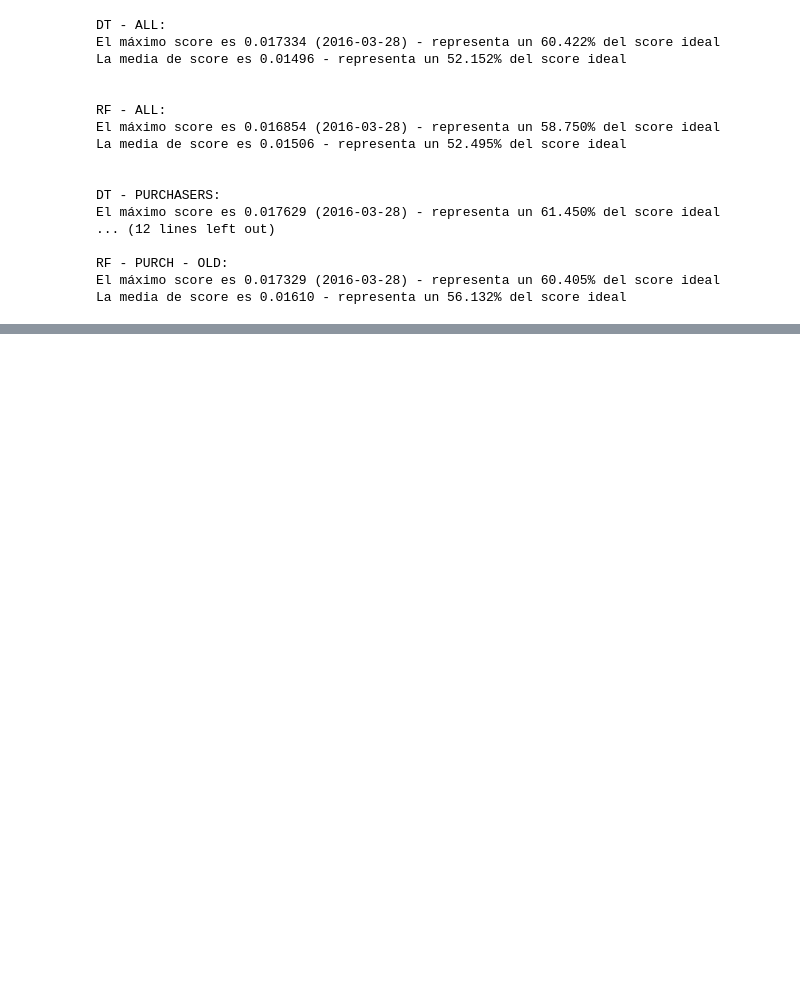
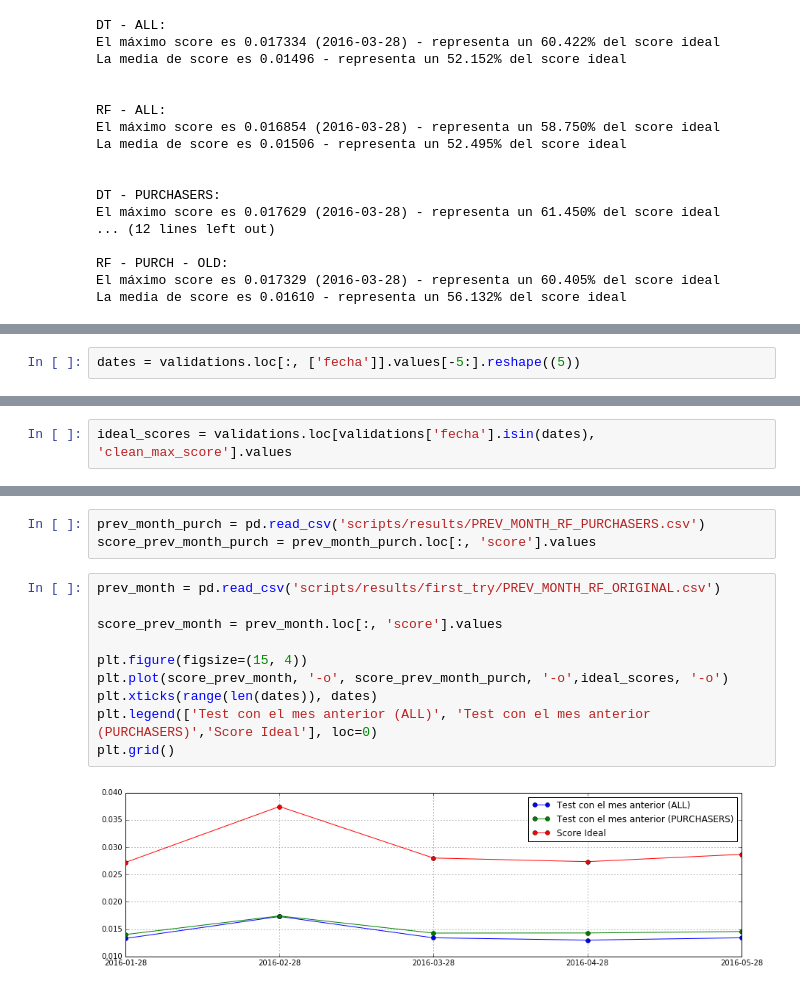
Before and after one commit to sergioml/degree_project, a Jupyter notebook: results.ipynb, the cells around one changed output, grey strips where cells are left out. Cells and saved outputs as stored; diff of their text form; blank space fills up the shorter version.

Commit message:
Nuevos resultados

```diff
--- a/results.ipynb
+++ b/results.ipynb
@@ -196,0 +205,2 @@ score[1:].mean()
+# %%
+dates = validations.loc[:, ['fecha']].values[-5:].reshape((5))
@@ -196,0 +211,2 @@ score[1:].mean()
+# %%
+ideal_scores = validations.loc[validations['fecha'].isin(dates), 'clean_max_score'].values
@@ -196,0 +219,15 @@ score[1:].mean()
+# %%
+prev_month_purch = pd.read_csv('scripts/results/PREV_MONTH_RF_PURCHASERS.csv')
+score_prev_month_purch = prev_month_purch.loc[:, 'score'].values
+# %%
+prev_month = pd.read_csv('scripts/results/first_try/PREV_MONTH_RF_ORIGINAL.csv')
+
+score_prev_month = prev_month.loc[:, 'score'].values
+
+plt.figure(figsize=(15, 4))
+plt.plot(score_prev_month, '-o', score_prev_month_purch, '-o',ideal_scores, '-o')
+plt.xticks(range(len(dates)), dates)
+plt.legend(['Test con el mes anterior (ALL)', 'Test con el mes anterior (PURCHASERS)','Score Ideal'], loc=0)
+plt.grid()
+# %% [output]
+[figure, added]
```
Also changed, not shown: parts of 28 cells of this notebook.
